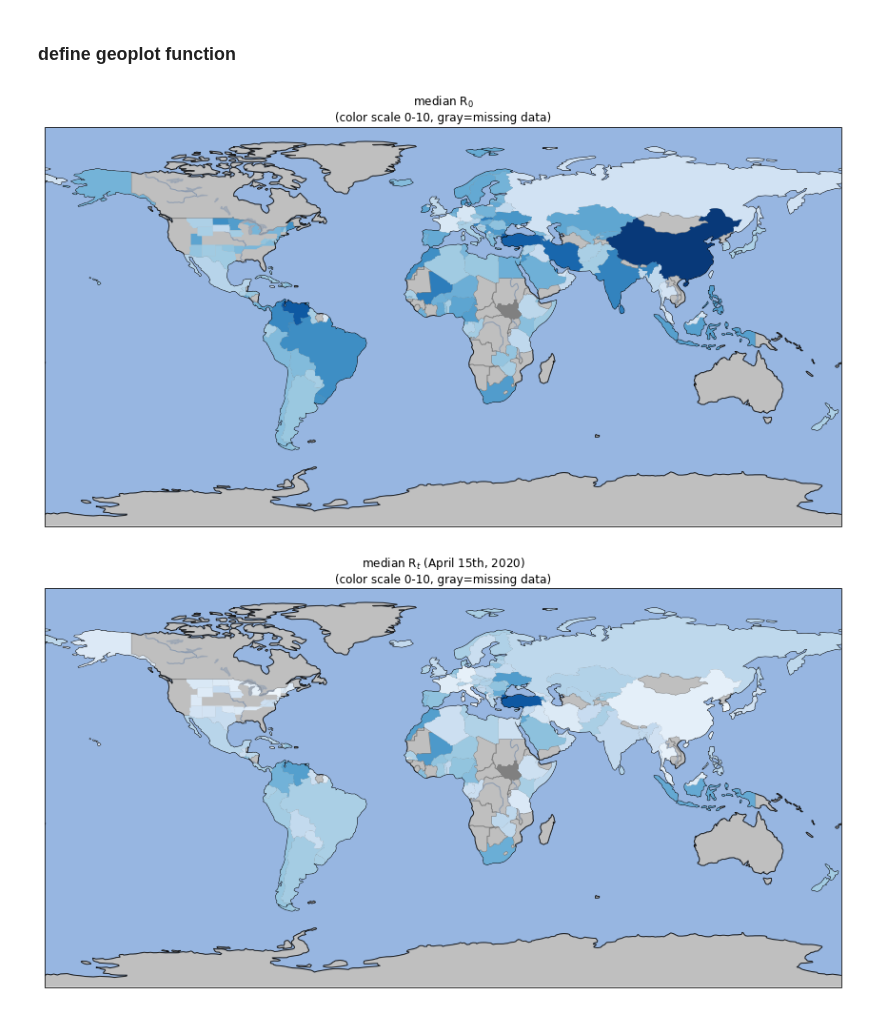
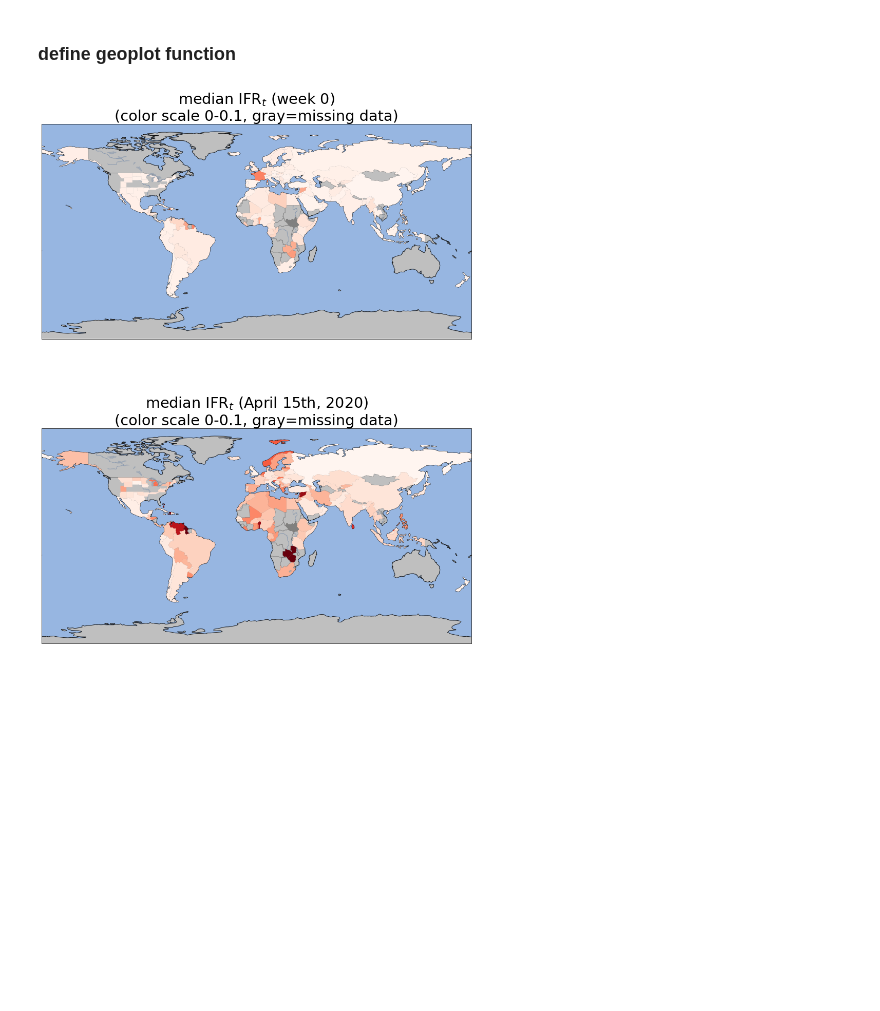
Before and after one commit to ccc1685/covid-19, a Jupyter notebook: notebooks/model_reports/Chloropleth_v3.ipynb, the cells around one changed output. Saved outputs shown, nothing was run; the diff lists cells and outputs as text; code cells hidden in the pictures; blank space fills up the shorter version.

```diff
--- a/notebooks/model_reports/Chloropleth_v3.ipynb
+++ b/notebooks/model_reports/Chloropleth_v3.ipynb
@@ -19,6 +19,8 @@ import matplotlib
 # %%
 tbpath = "../../fits/"
 df = pd.read_csv(tbpath + "fit_table_reweighted.csv")
+
+productpath = "../../postfit_derivatives/"
 # %% [markdown]
 ### get rois
 # %%
@@ -131,13 +133,8 @@ def getlastweekID(thetaroot,roi):
             break
     return theta
 
-def geoplot(thetaroot,thetabool,title,cmap):
-    maptype = ccrs.PlateCarree()
+def geoplot(thetaroot,thetabool,sc,ax,title,cmap,maptype):
 
-    f,ax = plt.subplots(1,2,figsize=(15,40))
-    ax = plt.axes(projection=maptype)
-
-    # ax.add_feature(cartopy.feature.LAND)
     ax.add_feature(cartopy.feature.OCEAN)
     ax.add_feature(cartopy.feature.COASTLINE)
     ax.add_feature(cartopy.feature.BORDERS, linestyle='-', alpha=.5)
@@ -166,12 +163,12 @@ def geoplot(thetaroot,thetabool,title,cmap):
             ctname = ct.attributes['NAME_LONG']
             roi = ct2roi[ctname]
             if thetabool == 0:
-                c = 0.1*df.loc[(df.roi==roi)&(df['quantile']=='0.5'), thetaroot].values[0]
+                c = sc*df.loc[(df.roi==roi)&(df['quantile']=='0.5'), thetaroot].values[0]
             else:
                 theta = getlastweekID(thetaroot,roi)
 #                 print(roi)
 #                 print(theta)
-                c = 0.1*df.loc[(df.roi==roi)&(df['quantile']=='0.5'), theta].values[0]
+                c = sc*df.loc[(df.roi==roi)&(df['quantile']=='0.5'), theta].values[0]
             if ct.geometry.type == 'Polygon':
                 ct_geo = [ct.geometry]
             else:
@@ -189,10 +186,10 @@ def geoplot(thetaroot,thetabool,title,cmap):
         roi = 'US_'+st
         try:
             if thetabool == 0:
-                c = 0.1*df.loc[(df.roi==roi)&(df['quantile']=='0.5'), thetaroot].values[0]
+                c = sc*df.loc[(df.roi==roi)&(df['quantile']=='0.5'), thetaroot].values[0]
             else:
                 theta = getlastweekID(thetaroot,roi)
-                c = 0.1*df.loc[(df.roi==roi)&(df['quantile']=='0.5'), theta].values[0]
+                c = sc*df.loc[(df.roi==roi)&(df['quantile']=='0.5'), theta].values[0]
             if state.geometry.type == 'Polygon':
                 state_geo = [state.geometry]
             else:
@@ -205,13 +202,25 @@ def geoplot(thetaroot,thetabool,title,cmap):
                 ct_geo = ct.geometry
             ax.add_geometries(ct_geo, maptype, facecolor='gray',alpha=0.5)
 
-    ax.set_title(title+'\n(color scale 0-10, gray=missing data)')
+    ax.set_title(title+'\n(color scale 0-'+str(1./sc)+', gray=missing data)')
     return
-# %%
-cmap = matplotlib.cm.get_cmap('Blues')
-geoplot('R0',0,r'median R$_0$',cmap)
-geoplot('Rt',1,r'median R$_t$ (April 15th, 2020)',cmap)
-# print(getlastweekID('Rt','France'))
-# %% [output]
-[figure, removed]
-[figure, removed]
+# %%
+font = {'family' : 'sans-serif',
+        'weight' : 'normal',
+        'size'   : 24}
+
+matplotlib.rc('font', **font)
+
+cmap = matplotlib.cm.get_cmap('Reds')
+
+import cartopy.crs as ccrs
+maptype = ccrs.PlateCarree()
+fig, ax = plt.subplots(2, 1, subplot_kw=dict(projection=maptype),figsize=(15,20))
+
+sc = 10
+geoplot('ifr (week 0)',0,sc,ax[0],r'median IFR$_t$ (week 0)',cmap,maptype)
+geoplot('ifr',1,sc,ax[1],r'median IFR$_t$ (April 15th, 2020)',cmap,maptype)
+
+plt.savefig(productpath+'IFRgeo.png')
+# %% [output]
+[figure, added]
```
Also changed, not shown: 2 other files.
